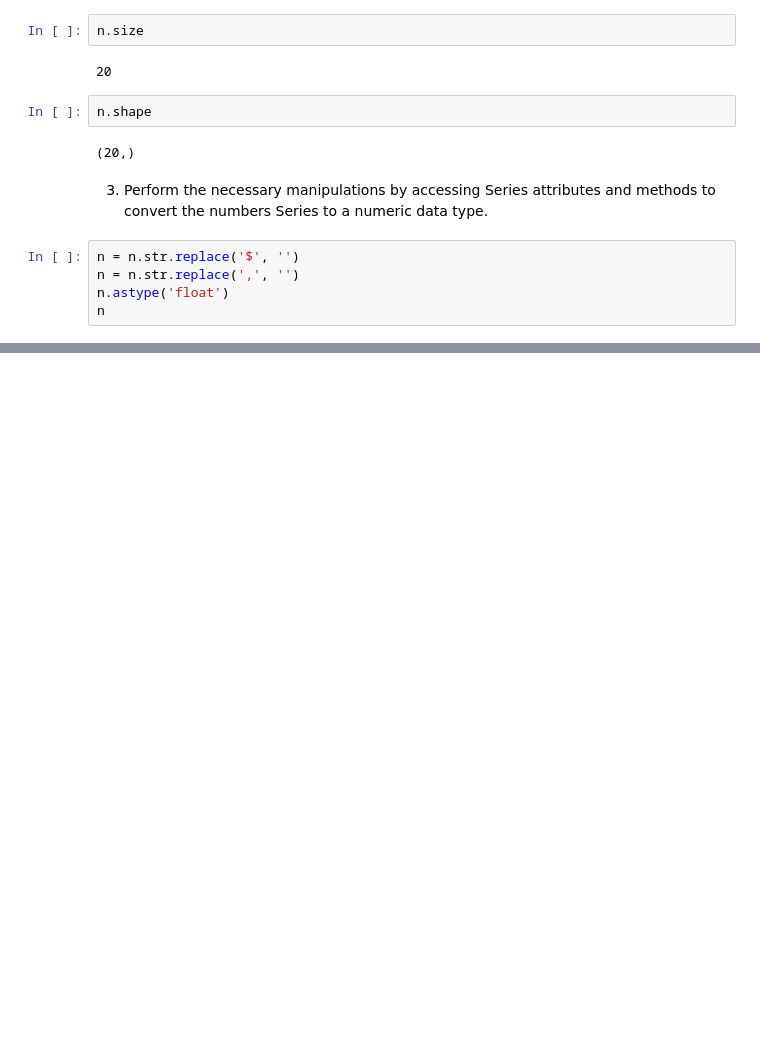
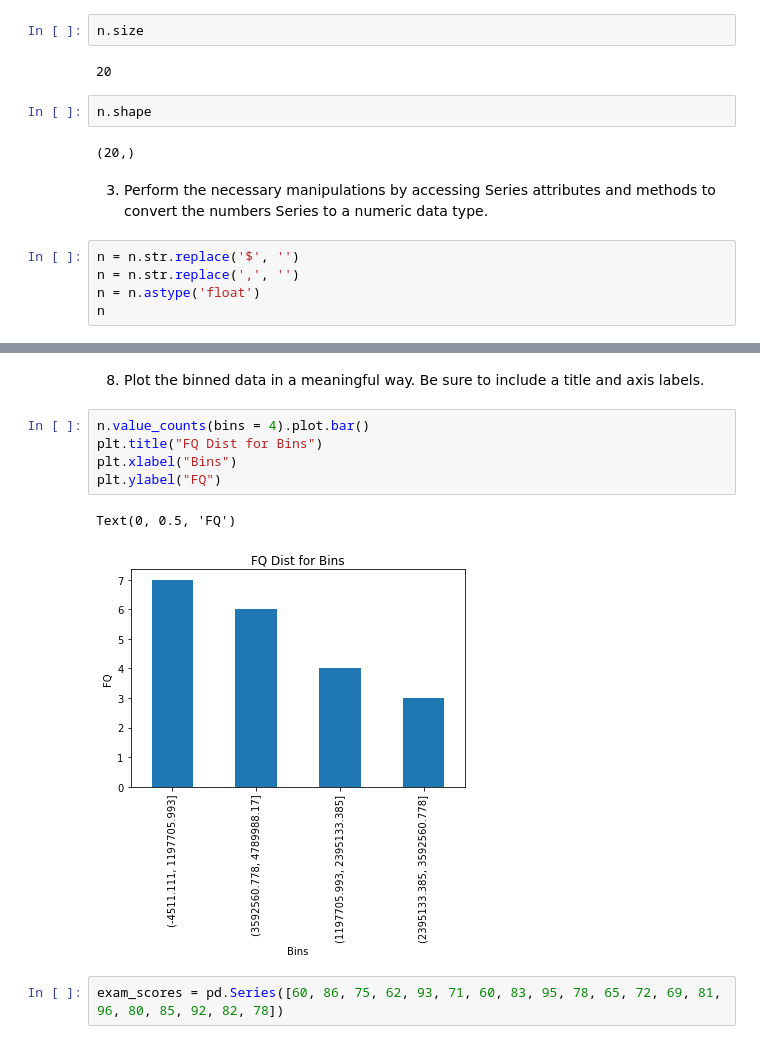
Before and after one commit to fred-lindsey/numpy-pandas-visualization-exercises, a Jupyter notebook: pandas_series.ipynb, the cells around one changed output, grey strips where cells are left out. Drawn from its saved outputs; the diff is of its cells as text; blank space fills up the shorter version.

Commit message:
pandas series and df notes and exercises updates

```diff
--- a/pandas_series.ipynb
+++ b/pandas_series.ipynb
@@ -470,7 +470,7 @@ n.shape
 # %%
 n = n.str.replace('$', '')
 n = n.str.replace(',', '')
-n.astype('float')
+n = n.astype('float')
 n
 # %% [output]
 0      796459.41
@@ -492,0 +523,12 @@ dtype: object
+# %% [markdown]
+8. Plot the binned data in a meaningful way. Be sure to include a title and axis labels.
+# %%
+n.value_counts(bins = 4).plot.bar()
+plt.title("FQ Dist for Bins")
+plt.xlabel("Bins")
+plt.ylabel("FQ")
+# %% [output]
+Text(0, 0.5, 'FQ')
+[figure, added]
+# %%
+exam_scores = pd.Series([60, 86, 75, 62, 93, 71, 60, 83, 95, 78, 65, 72, 69, 81, 96, 80, 85, 92, 82, 78])
```
Also changed, not shown: parts of 23 cells of this notebook, 3 other files.
